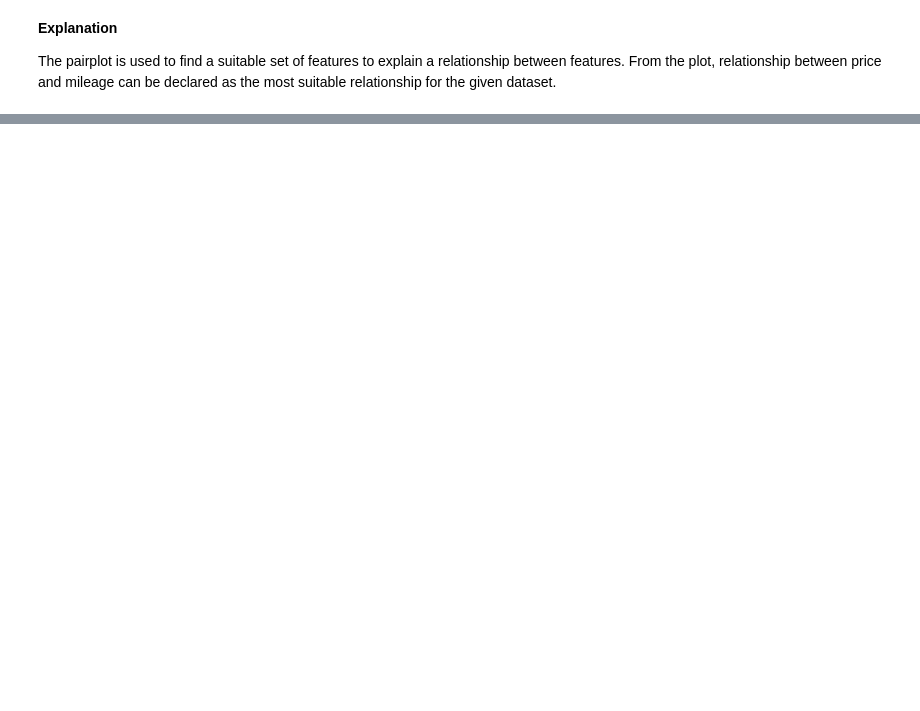
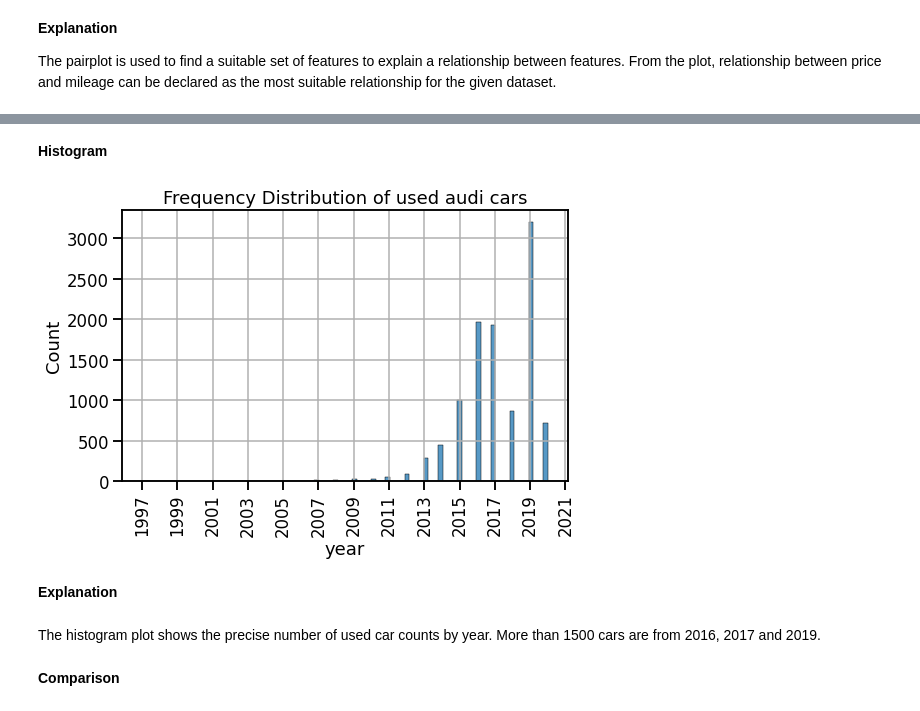
Before and after one commit to riyadbinislam/Data_Visualization_with_Python__mh, a Jupyter notebook: audi_used_car_analysis/audi_used_car_EDA.ipynb, the cells around one changed output, grey strips where cells are left out. Saved outputs shown, nothing was run; the diff lists cells and outputs as text; code cells hidden in the pictures; blank space fills up the shorter version.

```diff
--- a/audi_used_car_analysis/audi_used_car_EDA.ipynb
+++ b/audi_used_car_analysis/audi_used_car_EDA.ipynb
@@ -168,0 +237,17 @@ The pairplot is used to find a suitable set of features to explain a relationshi
+# %% [markdown]
+**Histogram**
+# %%
+plt.figure(figsize=(8,5))
+sns.histplot(x="year", data=df)
+plt.title("Frequency Distribution of used audi cars")
+plt.xticks(np.arange(df["year"].min(), df["year"].max()+2, 2), rotation=90)
+plt.grid()
+plt.show()
+# %% [output]
+[figure, added]
+# %% [markdown]
+**Explanation**
+# %% [markdown]
+The histogram plot shows the precise number of used car counts by year. More than 1500 cars are from 2016, 2017 and 2019.
+# %% [markdown]
+**Comparison**
```
Also changed, not shown: parts of 16 cells of this notebook.
